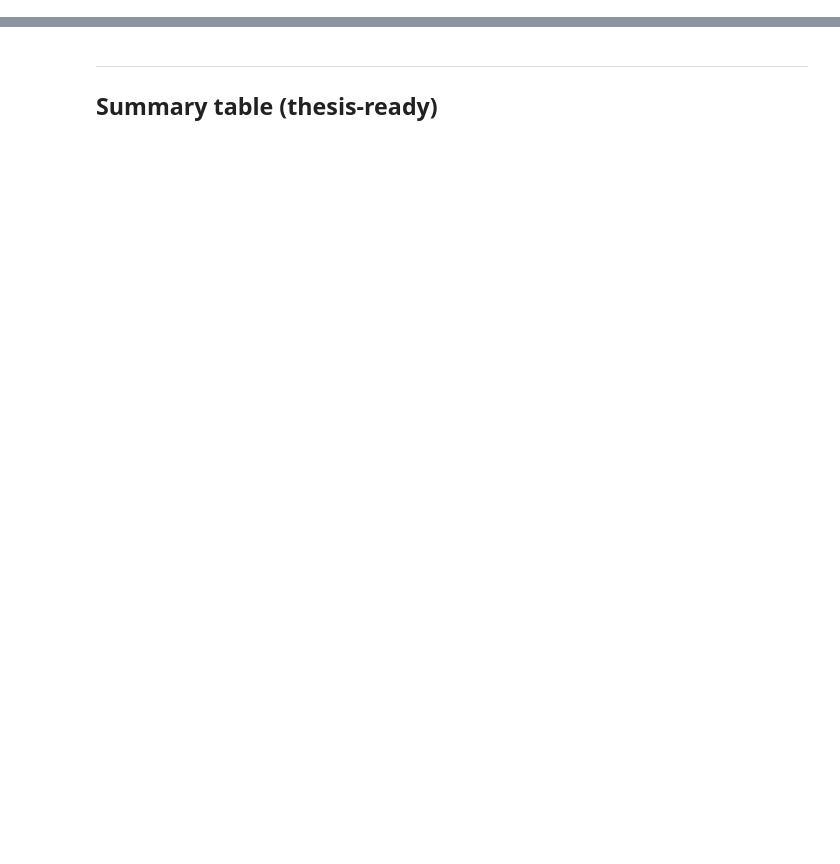
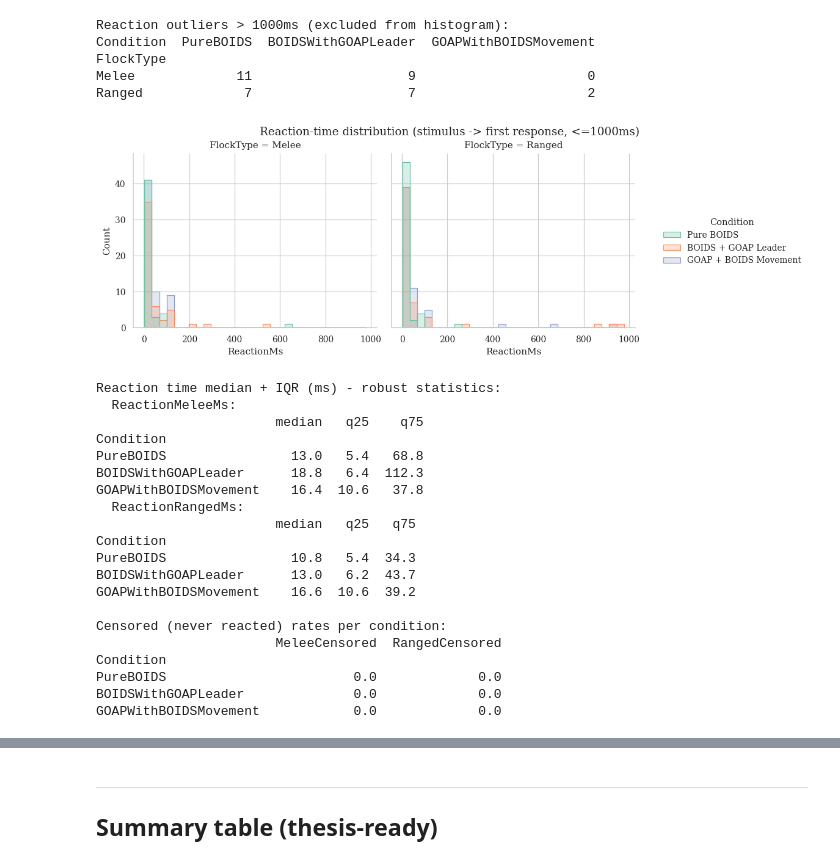
Before and after one commit to CJPhill/GOAP-BOIDS-Combat-AI, a Jupyter notebook: analysis/thesis_analysis.ipynb, the cells around one changed output, grey strips where cells are left out. Drawn from its saved outputs; the diff is of its cells as text; code cells hidden in the pictures; blank space fills up the shorter version.

```diff
--- a/analysis/thesis_analysis.ipynb
+++ b/analysis/thesis_analysis.ipynb
@@ -105,18 +495,67 @@ plt.show()
 # %%
 long = t.melt(id_vars=['Condition', 'AgentCount'],
               value_vars=['ReactionMeleeMs', 'ReactionRangedMs'],
               var_name='FlockType', value_name='ReactionMs').dropna(subset=['ReactionMs'])
 long['FlockType'] = long['FlockType'].str.replace('Reaction', '').str.replace('Ms', '')
 
-g = sns.displot(long, x='ReactionMs', hue='Condition', col='FlockType',
+# Cap the histogram at 1000 ms so the dominant sub-second bin is readable. The
+# untrimmed distribution has a long sparse tail to ~12s driven by spawn-startup
+# outliers at small flock sizes (PureBOIDS-25 sigma=3893ms on mu=2766ms - bimodal).
+# Tail counts logged separately so they are not silently dropped from the figure.
+HIST_X_CAP = 1000
+tail = long[long['ReactionMs'] > HIST_X_CAP].groupby(
+    ['FlockType', 'Condition'], observed=True).size().unstack(fill_value=0)
+print(f'Reaction outliers > {HIST_X_CAP}ms (excluded from histogram):')
+print(tail)
+
+g = sns.displot(long[long['ReactionMs'] <= HIST_X_CAP],
+                x='ReactionMs', hue='Condition', col='FlockType',
                 palette=PALETTE, kind='hist', bins=30, element='step',
                 common_norm=False, stat='count', height=3.5, aspect=1.2)
-g.fig.suptitle('Reaction-time distribution (stimulus â†’ first response)', y=1.02)
-g.savefig(FIG_DIR / f'3_reaction_hist_{TS}.png', dpi=150, bbox_inches='tight')
+g.fig.suptitle(f'Reaction-time distribution (stimulus -> first response, <={HIST_X_CAP}ms)', y=1.02)
+prettify(g)
+g.savefig(FIG_DIR / f'3_reaction_hist_{TS}.png', dpi=300, bbox_inches='tight')
 plt.show()
+
+# Median + IQR by condition - robust to the bimodal tail. Use this in the thesis
+# text instead of mean +/- sigma for ReactionMeleeMs / ReactionRangedMs.
+print('\nReaction time median + IQR (ms) - robust statistics:')
+for col in ('ReactionMeleeMs', 'ReactionRangedMs'):
+    pos = t[t[col] > 0]
+    print(f'  {col}:')
+    print(pos.groupby('Condition', observed=True)[col].agg(
+        ['median', lambda s: s.quantile(0.25), lambda s: s.quantile(0.75)]
+    ).rename(columns={'median': 'median', '<lambda_0>': 'q25', '<lambda_1>': 'q75'}).round(1))
 
 censored = trials[['Condition', 'AgentCount', 'ReactionMeleeMs', 'ReactionRangedMs']].copy()
 censored['MeleeCensored']  = censored['ReactionMeleeMs']  < 0
 censored['RangedCensored'] = censored['ReactionRangedMs'] < 0
-print('Censored (never reacted) rates per condition:')
+print('\nCensored (never reacted) rates per condition:')
 print(censored.groupby('Condition', observed=True)[['MeleeCensored', 'RangedCensored']].mean().round(3))
+# %% [output]
+Reaction outliers > 1000ms (excluded from histogram):
+Condition  PureBOIDS  BOIDSWithGOAPLeader  GOAPWithBOIDSMovement
+FlockType
+Melee             11                    9                      0
+Ranged             7                    7                      2
+[figure, added]
+Reaction time median + IQR (ms) - robust statistics:
+  ReactionMeleeMs:
+                       median   q25    q75
+Condition
+PureBOIDS                13.0   5.4   68.8
+BOIDSWithGOAPLeader      18.8   6.4  112.3
+GOAPWithBOIDSMovement    16.4  10.6   37.8
+  ReactionRangedMs:
+                       median   q25   q75
+Condition
+PureBOIDS                10.8   5.4  34.3
+BOIDSWithGOAPLeader      13.0   6.2  43.7
+GOAPWithBOIDSMovement    16.6  10.6  39.2
+
+Censored (never reacted) rates per condition:
+                       MeleeCensored  RangedCensored
+Condition
+PureBOIDS                        0.0             0.0
+BOIDSWithGOAPLeader              0.0             0.0
+GOAPWithBOIDSMovement            0.0             0.0
```
Also changed, not shown: parts of 36 cells of this notebook, 36 other files.
